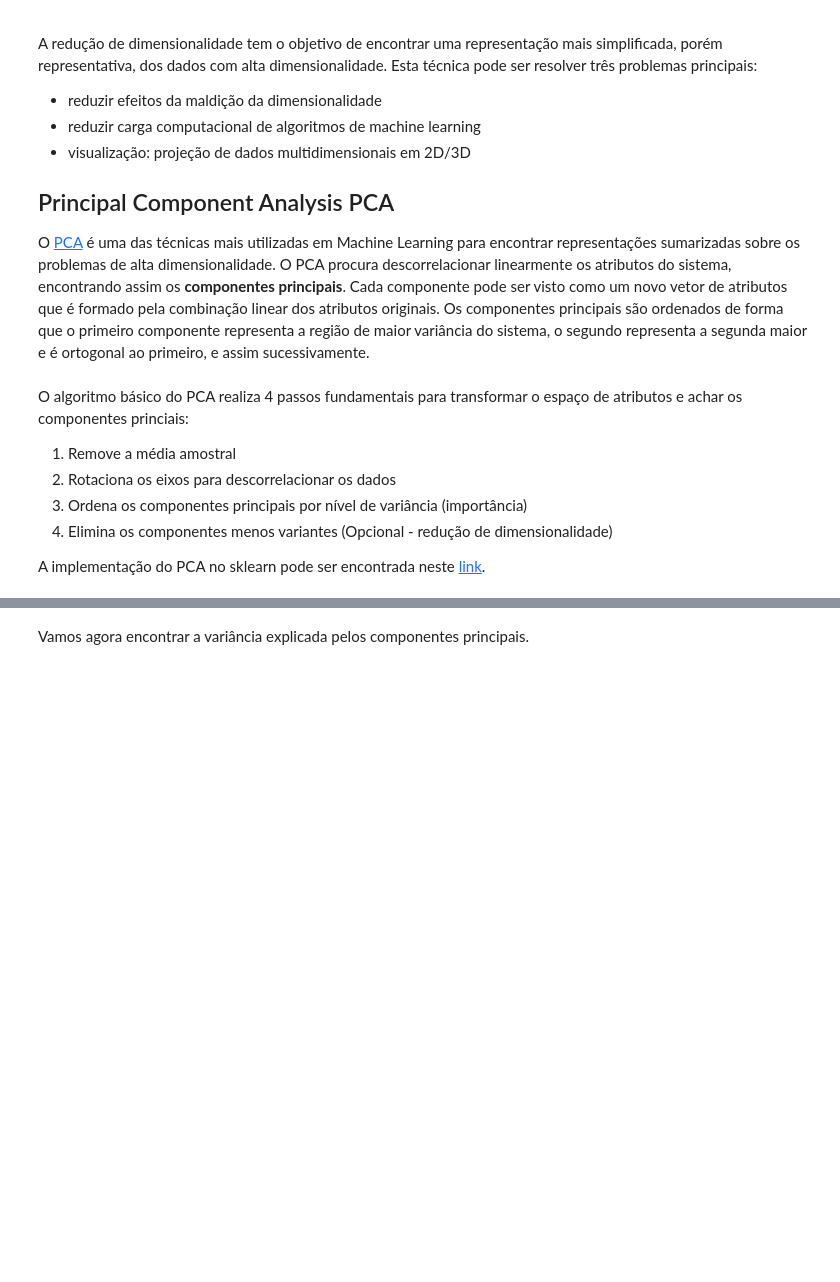
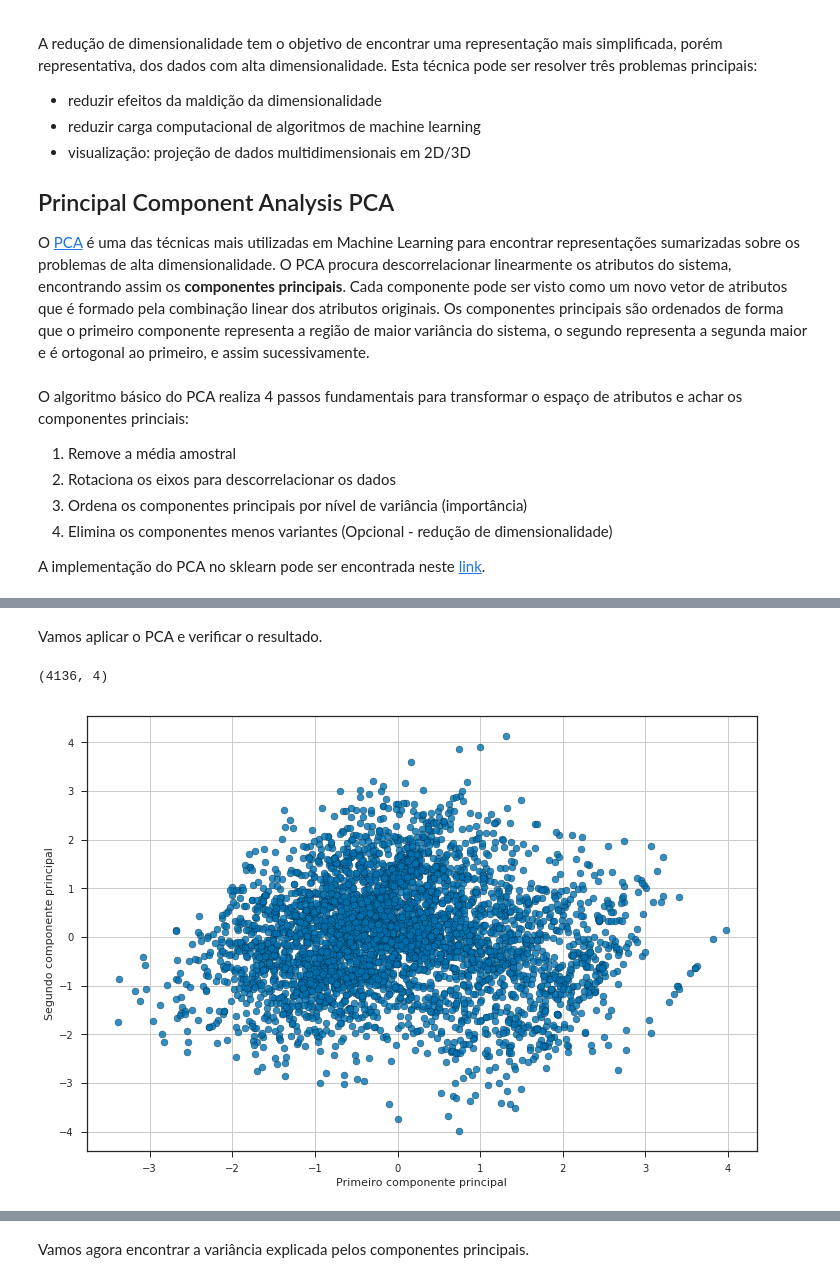
Before and after one commit to somostera/tera-data-science-jul2018, a Jupyter notebook: 28-recommender-systems/notebook/aula_tera_recommender_systems_respostas.ipynb, the cells around one changed output, grey strips where cells are left out. Saved outputs shown, nothing was run; the diff lists cells and outputs as text; code cells hidden in the pictures; blank space fills up the shorter version.

```diff
--- a/28-recommender-systems/notebook/aula_tera_recommender_systems_respostas.ipynb
+++ b/28-recommender-systems/notebook/aula_tera_recommender_systems_respostas.ipynb
@@ -340,0 +312,7 @@ X = df_nyt.values
+# %%
+df_route = pd.read_csv(os.path.join(DATASET_FOLDER, 'route_clustering_elo7_dataset.csv'), sep=';')
+# %%
+X = df_route[['latitude_origem','longitude_origem','latitude_destino','longitude_destino']].values
+X_scaled = StandardScaler().fit_transform(X)
+# %% [markdown]
+Vamos aplicar o PCA e verificar o resultado.
@@ -340,0 +323,12 @@ X = df_nyt.values
+# %%
+X_pca.shape
+# %% [output]
+(4136, 4)
+# %%
+plt.scatter(X_pca[:, 0], X_pca[:, 1], alpha=0.8, edgecolor='k')
+plt.xlabel('Primeiro componente principal')
+plt.ylabel('Segundo componente principal')
+plt.grid()
+plt.show()
+# %% [output]
+[figure, added]
```
Also changed, not shown: parts of 96 cells of this notebook, 1 other file.
